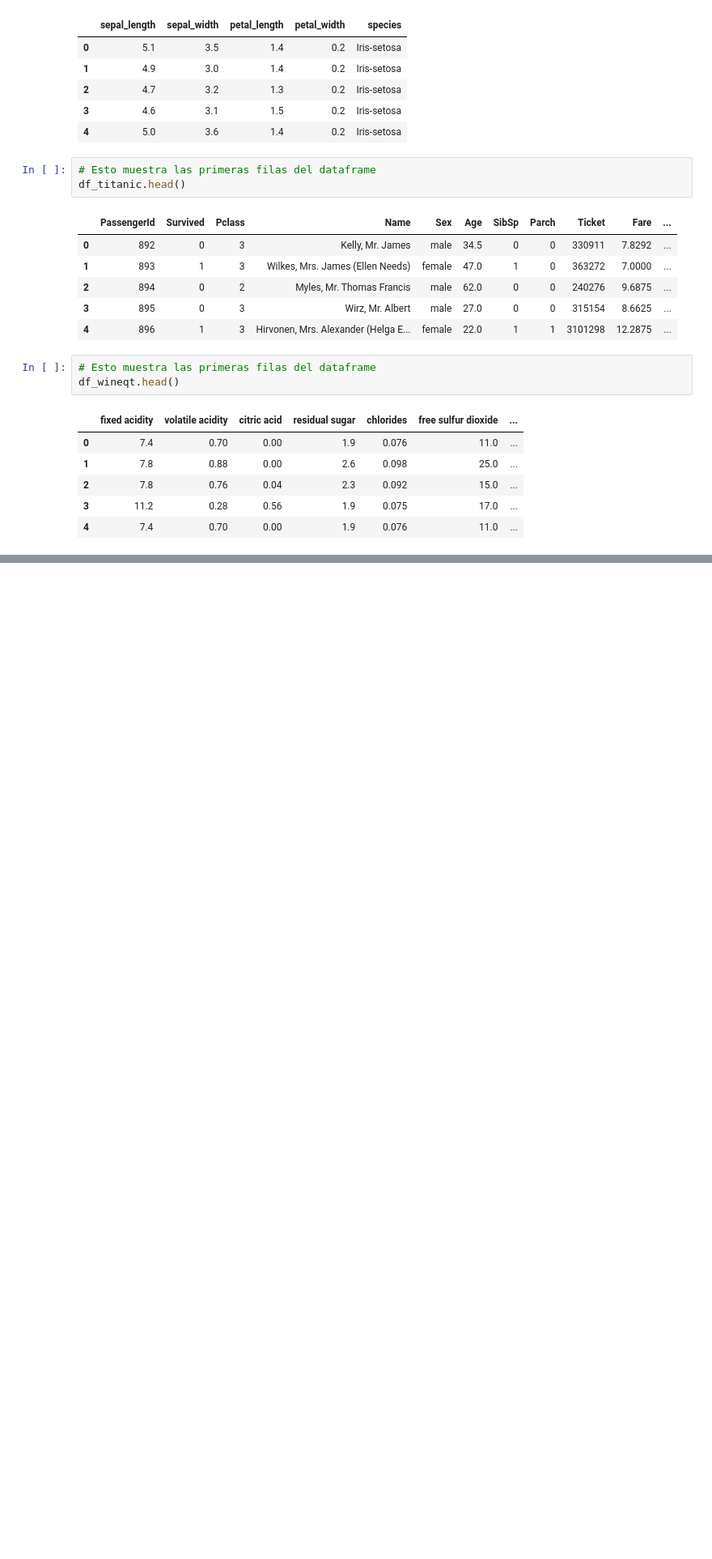
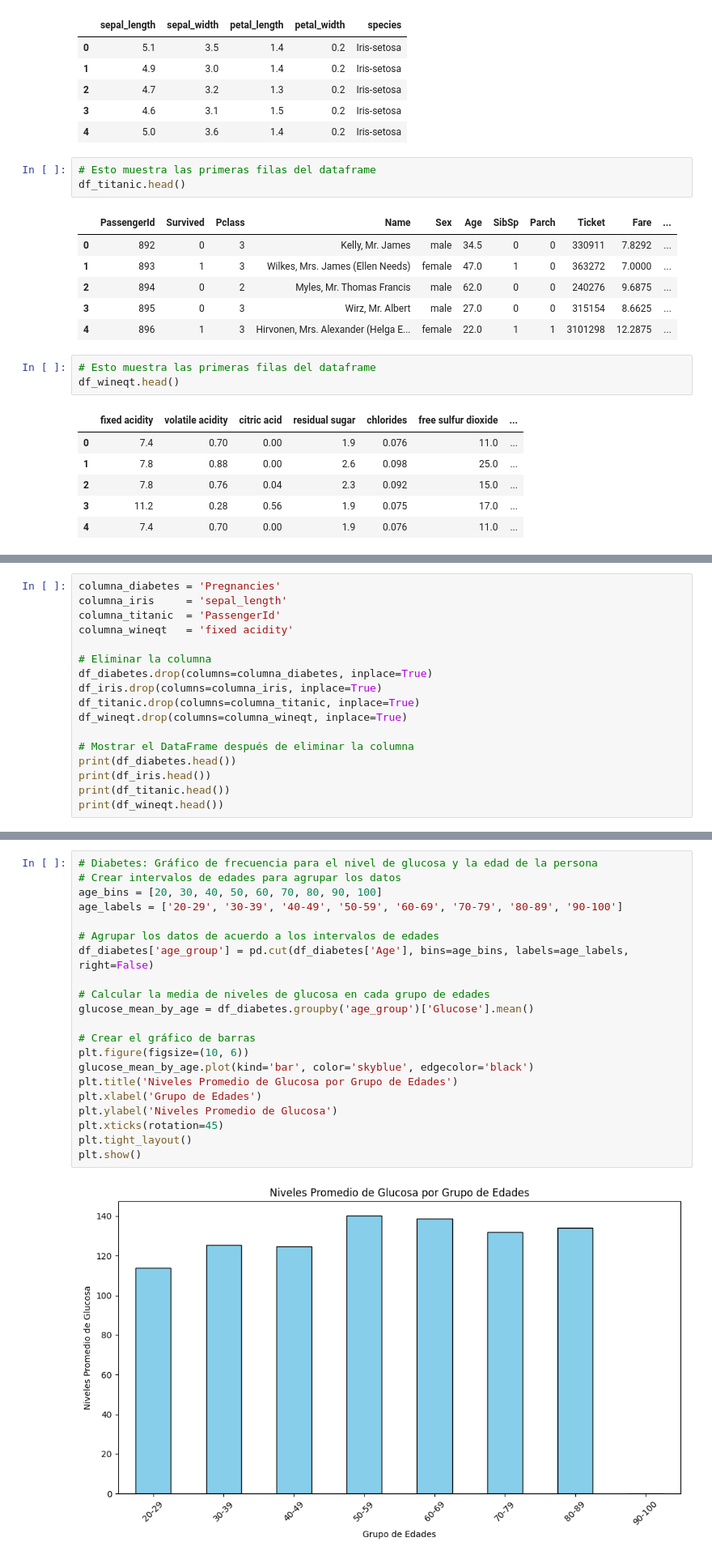
Before and after one commit to agustinsalum/ciencia-datos-python, a Jupyter notebook: Trabajos-practicos/tp4/tp4.ipynb, the cells around one changed output, grey strips where cells are left out. Shown at 81% size. Cells and saved outputs as stored; diff of their text form; blank space fills up the shorter version.

```diff
--- a/Trabajos-practicos/tp4/tp4.ipynb
+++ b/Trabajos-practicos/tp4/tp4.ipynb
@@ -108,0 +262,17 @@ df_wineqt.head()
+# %%
+columna_diabetes = 'Pregnancies'
+columna_iris     = 'sepal_length'
+columna_titanic  = 'PassengerId'
+columna_wineqt   = 'fixed acidity'
+
+# Eliminar la columna
+df_diabetes.drop(columns=columna_diabetes, inplace=True)
+df_iris.drop(columns=columna_iris, inplace=True)
+df_titanic.drop(columns=columna_titanic, inplace=True)
+df_wineqt.drop(columns=columna_wineqt, inplace=True)
+
+# Mostrar el DataFrame después de eliminar la columna
+print(df_diabetes.head())
+print(df_iris.head())
+print(df_titanic.head())
+print(df_wineqt.head())
@@ -108,0 +332,23 @@ df_wineqt.head()
+# %%
+# Diabetes: Gráfico de frecuencia para el nivel de glucosa y la edad de la persona
+# Crear intervalos de edades para agrupar los datos
+age_bins = [20, 30, 40, 50, 60, 70, 80, 90, 100]
+age_labels = ['20-29', '30-39', '40-49', '50-59', '60-69', '70-79', '80-89', '90-100']
+
+# Agrupar los datos de acuerdo a los intervalos de edades
+df_diabetes['age_group'] = pd.cut(df_diabetes['Age'], bins=age_bins, labels=age_labels, right=False)
+
+# Calcular la media de niveles de glucosa en cada grupo de edades
+glucose_mean_by_age = df_diabetes.groupby('age_group')['Glucose'].mean()
+
+# Crear el gráfico de barras
+plt.figure(figsize=(10, 6))
+glucose_mean_by_age.plot(kind='bar', color='skyblue', edgecolor='black')
+plt.title('Niveles Promedio de Glucosa por Grupo de Edades')
+plt.xlabel('Grupo de Edades')
+plt.ylabel('Niveles Promedio de Glucosa')
+plt.xticks(rotation=45)
+plt.tight_layout()
+plt.show()
+# %% [output]
+[figure, added]
```
Also changed, not shown: parts of 21 cells of this notebook.
